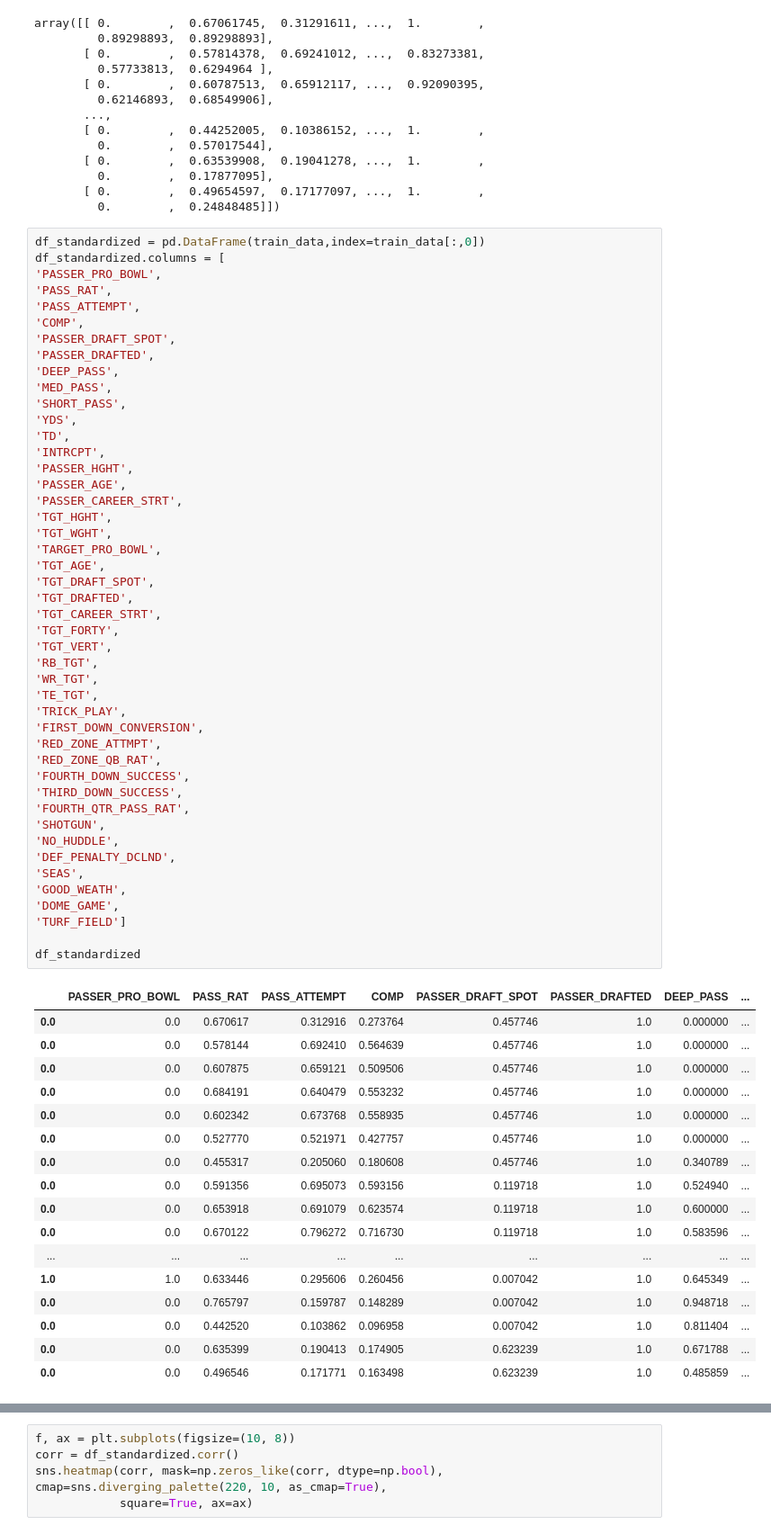
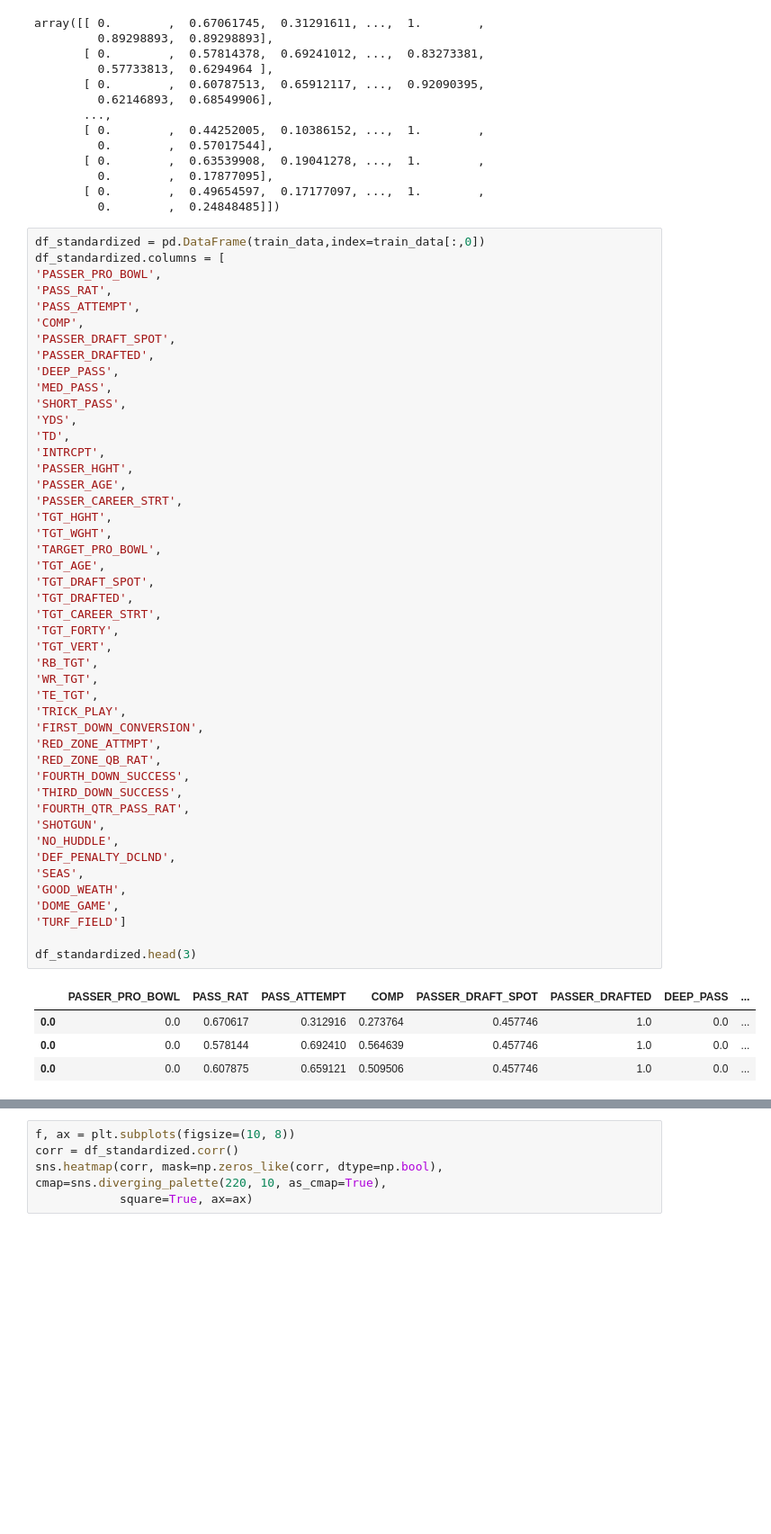
Before and after one commit to georgetown-analytics/Data-Blitz, a Jupyter notebook: dataWranglingAndAnalysis/Passer_Data_Analysis.ipynb, the cells around one changed output, grey strips where cells are left out. Shown at 90% size. Cells and saved outputs as stored; diff of their text form; blank space fills up the shorter version.

```diff
--- a/dataWranglingAndAnalysis/Passer_Data_Analysis.ipynb
+++ b/dataWranglingAndAnalysis/Passer_Data_Analysis.ipynb
@@ -670,47 +670,34 @@ df_standardized.columns = [
 'PASSER_CAREER_STRT',
 'TGT_HGHT',
 'TGT_WGHT',
 'TARGET_PRO_BOWL',
 'TGT_AGE',
 'TGT_DRAFT_SPOT',
 'TGT_DRAFTED',
 'TGT_CAREER_STRT',
 'TGT_FORTY',
 'TGT_VERT',
 'RB_TGT',
 'WR_TGT',
 'TE_TGT',
 'TRICK_PLAY',
 'FIRST_DOWN_CONVERSION',
 'RED_ZONE_ATTMPT',
 'RED_ZONE_QB_RAT',
 'FOURTH_DOWN_SUCCESS',
 'THIRD_DOWN_SUCCESS',
 'FOURTH_QTR_PASS_RAT',
 'SHOTGUN',
 'NO_HUDDLE',
 'DEF_PENALTY_DCLND',
 'SEAS',
 'GOOD_WEATH',
 'DOME_GAME',
 'TURF_FIELD']
 
-df_standardized
+df_standardized.head(3)
 # %% [output]
 |  | PASSER_PRO_BOWL | PASS_RAT | PASS_ATTEMPT | COMP | PASSER_DRAFT_SPOT | PASSER_DRAFTED | DEEP_PASS | ... |
-| 0.0 | 0.0 | 0.670617 | 0.312916 | 0.273764 | 0.457746 | 1.0 | 0.000000 | ... |
-| 0.0 | 0.0 | 0.578144 | 0.692410 | 0.564639 | 0.457746 | 1.0 | 0.000000 | ... |
-| 0.0 | 0.0 | 0.607875 | 0.659121 | 0.509506 | 0.457746 | 1.0 | 0.000000 | ... |
-| 0.0 | 0.0 | 0.684191 | 0.640479 | 0.553232 | 0.457746 | 1.0 | 0.000000 | ... |
-| 0.0 | 0.0 | 0.602342 | 0.673768 | 0.558935 | 0.457746 | 1.0 | 0.000000 | ... |
-| 0.0 | 0.0 | 0.527770 | 0.521971 | 0.427757 | 0.457746 | 1.0 | 0.000000 | ... |
-| 0.0 | 0.0 | 0.455317 | 0.205060 | 0.180608 | 0.457746 | 1.0 | 0.340789 | ... |
-| 0.0 | 0.0 | 0.591356 | 0.695073 | 0.593156 | 0.119718 | 1.0 | 0.524940 | ... |
-| 0.0 | 0.0 | 0.653918 | 0.691079 | 0.623574 | 0.119718 | 1.0 | 0.600000 | ... |
-| 0.0 | 0.0 | 0.670122 | 0.796272 | 0.716730 | 0.119718 | 1.0 | 0.583596 | ... |
-| ... | ... | ... | ... | ... | ... | ... | ... | ... |
-| 1.0 | 1.0 | 0.633446 | 0.295606 | 0.260456 | 0.007042 | 1.0 | 0.645349 | ... |
-| 0.0 | 0.0 | 0.765797 | 0.159787 | 0.148289 | 0.007042 | 1.0 | 0.948718 | ... |
-| 0.0 | 0.0 | 0.442520 | 0.103862 | 0.096958 | 0.007042 | 1.0 | 0.811404 | ... |
-| 0.0 | 0.0 | 0.635399 | 0.190413 | 0.174905 | 0.623239 | 1.0 | 0.671788 | ... |
-| 0.0 | 0.0 | 0.496546 | 0.171771 | 0.163498 | 0.623239 | 1.0 | 0.485859 | ... |
+| 0.0 | 0.0 | 0.670617 | 0.312916 | 0.273764 | 0.457746 | 1.0 | 0.0 | ... |
+| 0.0 | 0.0 | 0.578144 | 0.692410 | 0.564639 | 0.457746 | 1.0 | 0.0 | ... |
+| 0.0 | 0.0 | 0.607875 | 0.659121 | 0.509506 | 0.457746 | 1.0 | 0.0 | ... |
```
Also changed, not shown: parts of 26 cells of this notebook.
